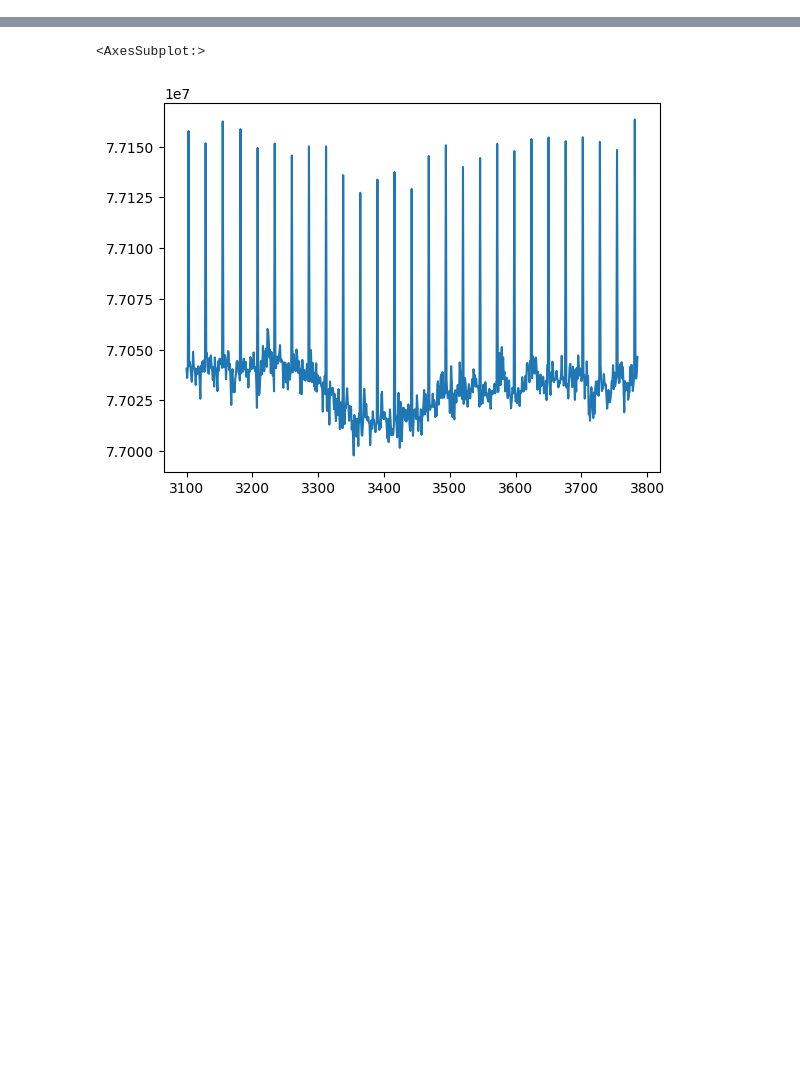
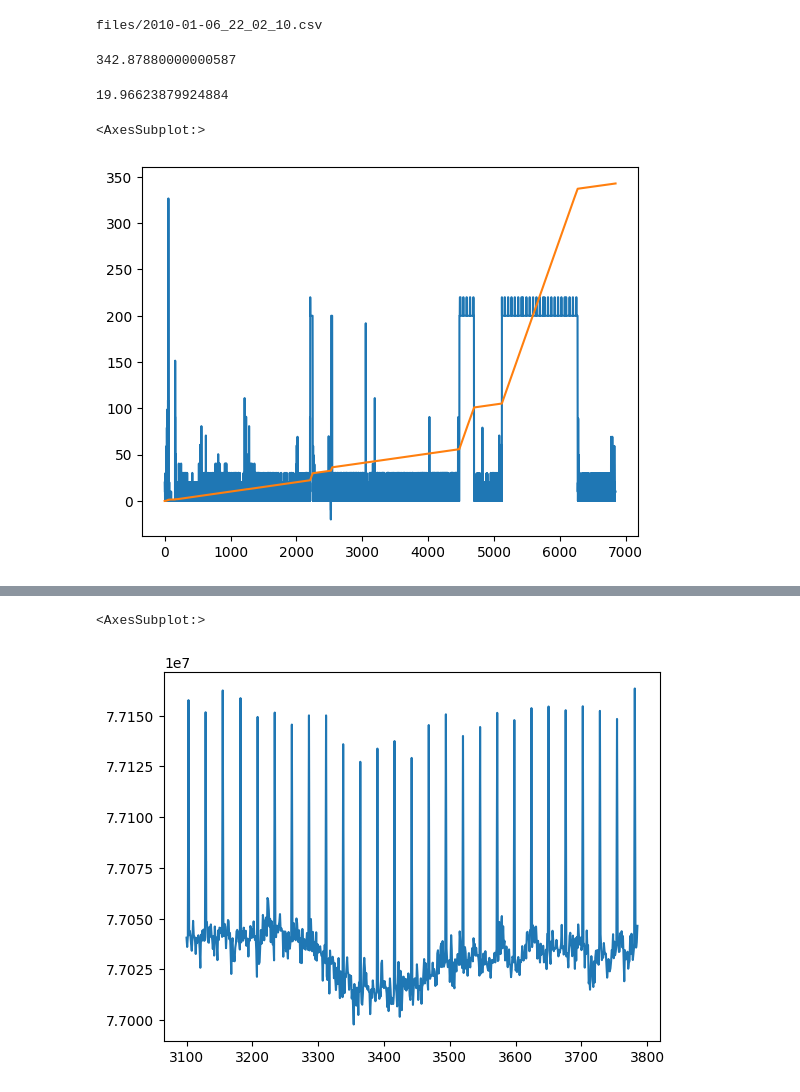
Before and after one commit to smithandrewk/smoking_ml, a Jupyter notebook: view_data.ipynb, the cells around one changed output, grey strips where cells are left out. Drawn from its saved outputs; the diff is of its cells as text; code cells hidden in the pictures; blank space fills up the shorter version.

```diff
--- a/view_data.ipynb
+++ b/view_data.ipynb
@@ -1,6 +1,10 @@
 # %%
+import pandas as pd
 import os
 # seems like reverse chronological order but not sure
-dir = f'/home/andrew/com.delta.data/files'
+dir = f'files'
 files = os.listdir(f'{dir}')
-filename = f'{dir}/{files[0]}/raw/{files[0]}.0.csv'
+filename = f'{dir}/{files[0]}'
+print(filename)
+# %% [output]
+files/2010-01-06_22_02_10.csv
@@ -8,0 +11,13 @@ df = pd.read_csv(filename,skiprows=1)
+# %%
+df = pd.read_csv(filename,header=None)
+df[0] = df[0]*1e-9
+df[0] = df[0] - df[0][0]
+df = df.reset_index()
+# %%
+df[0].diff().sum()
+# %% [output]
+342.87880000000587
+# %%
+len(df)/(df[0].diff().sum())
+# %% [output]
+19.96623879924884
@@ -8,0 +32,7 @@ df = pd.read_csv(filename,skiprows=1)
+# %%
+(df[0].diff()*1000).plot()
+df[0].plot()
+df
+# %% [output]
+<AxesSubplot:>
+[figure, added]
```
Also changed, not shown: parts of 8 cells of this notebook, 2 other files.
